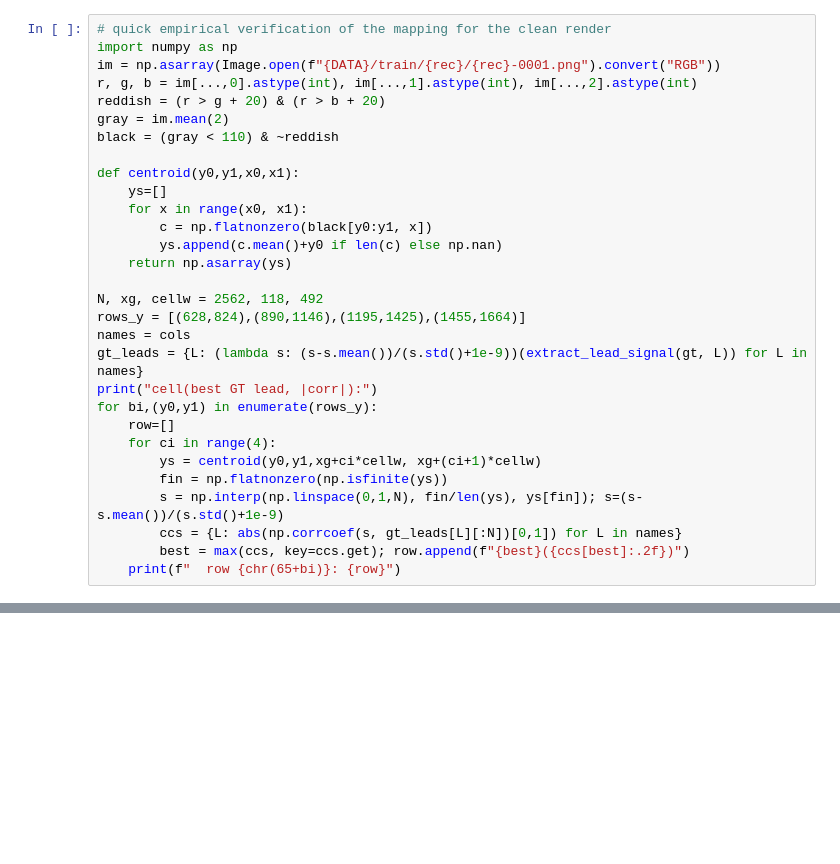
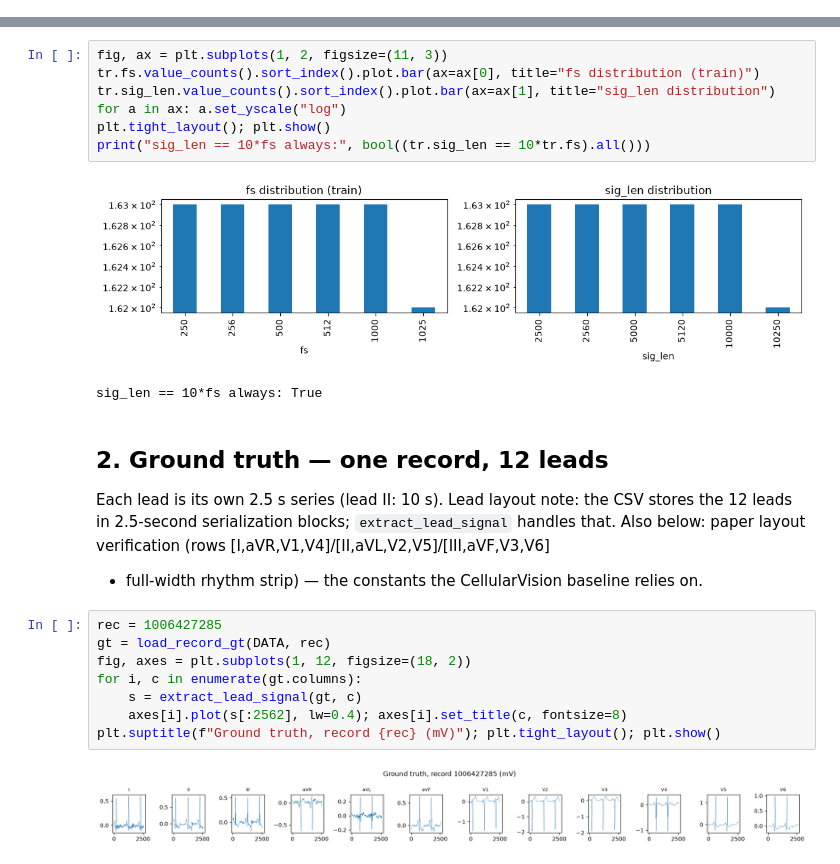
Before and after one commit to mmilesmorales/GROUP43_CENG313, a Jupyter notebook: assignment1_eda_baseline.ipynb, the cells around one changed output, grey strips where cells are left out. Drawn from its saved outputs; the diff is of its cells as text; blank space fills up the shorter version.

Commit message:
notebook: rebuild with correct cell order (imports before use), full verified execution

```diff
--- a/assignment1_eda_baseline.ipynb
+++ b/assignment1_eda_baseline.ipynb
@@ -103,30 +0,0 @@ Plot area starts at x₀ ≈ 118 px.
-# %%
-# quick empirical verification of the mapping for the clean render
-import numpy as np
-im = np.asarray(Image.open(f"{DATA}/train/{rec}/{rec}-0001.png").convert("RGB"))
-r, g, b = im[...,0].astype(int), im[...,1].astype(int), im[...,2].astype(int)
-reddish = (r > g + 20) & (r > b + 20)
-gray = im.mean(2)
-black = (gray < 110) & ~reddish
-
-def centroid(y0,y1,x0,x1):
-    ys=[]
-    for x in range(x0, x1):
-        c = np.flatnonzero(black[y0:y1, x])
-        ys.append(c.mean()+y0 if len(c) else np.nan)
-    return np.asarray(ys)
-
-N, xg, cellw = 2562, 118, 492
-rows_y = [(628,824),(890,1146),(1195,1425),(1455,1664)]
-names = cols
-gt_leads = {L: (lambda s: (s-s.mean())/(s.std()+1e-9))(extract_lead_signal(gt, L)) for L in names}
-print("cell(best GT lead, |corr|):")
-for bi,(y0,y1) in enumerate(rows_y):
-    row=[]
-    for ci in range(4):
-        ys = centroid(y0,y1,xg+ci*cellw, xg+(ci+1)*cellw)
-        fin = np.flatnonzero(np.isfinite(ys))
-        s = np.interp(np.linspace(0,1,N), fin/len(ys), ys[fin]); s=(s-s.mean())/(s.std()+1e-9)
-        ccs = {L: abs(np.corrcoef(s, gt_leads[L][:N])[0,1]) for L in names}
-        best = max(ccs, key=ccs.get); row.append(f"{best}({ccs[best]:.2f})")
-    print(f"  row {chr(65+bi)}: {row}")
@@ -210,0 +73,26 @@ Reference (community pretrained pipeline, same 30-record cohort): 17.989 dB
+# %%
+fig, ax = plt.subplots(1, 2, figsize=(11, 3))
+tr.fs.value_counts().sort_index().plot.bar(ax=ax[0], title="fs distribution (train)")
+tr.sig_len.value_counts().sort_index().plot.bar(ax=ax[1], title="sig_len distribution")
+for a in ax: a.set_yscale("log")
+plt.tight_layout(); plt.show()
+print("sig_len == 10*fs always:", bool((tr.sig_len == 10*tr.fs).all()))
+# %% [output]
+[figure, added]
+sig_len == 10*fs always: True
+# %% [markdown]
+## 2. Ground truth — one record, 12 leads
+Each lead is its own 2.5 s series (lead II: 10 s). Lead layout note: the CSV stores the
+12 leads in 2.5-second serialization blocks; `extract_lead_signal` handles that.
+Also below: paper layout verification (rows [I,aVR,V1,V4]/[II,aVL,V2,V5]/[III,aVF,V3,V6]
++ full-width rhythm strip) — the constants the CellularVision baseline relies on.
+# %%
+rec = 1006427285
+gt = load_record_gt(DATA, rec)
+fig, axes = plt.subplots(1, 12, figsize=(18, 2))
+for i, c in enumerate(gt.columns):
+    s = extract_lead_signal(gt, c)
+    axes[i].plot(s[:2562], lw=0.4); axes[i].set_title(c, fontsize=8)
+plt.suptitle(f"Ground truth, record {rec} (mV)"); plt.tight_layout(); plt.show()
+# %% [output]
+[figure, added]
```
Also changed, not shown: parts of 32 cells of this notebook.
